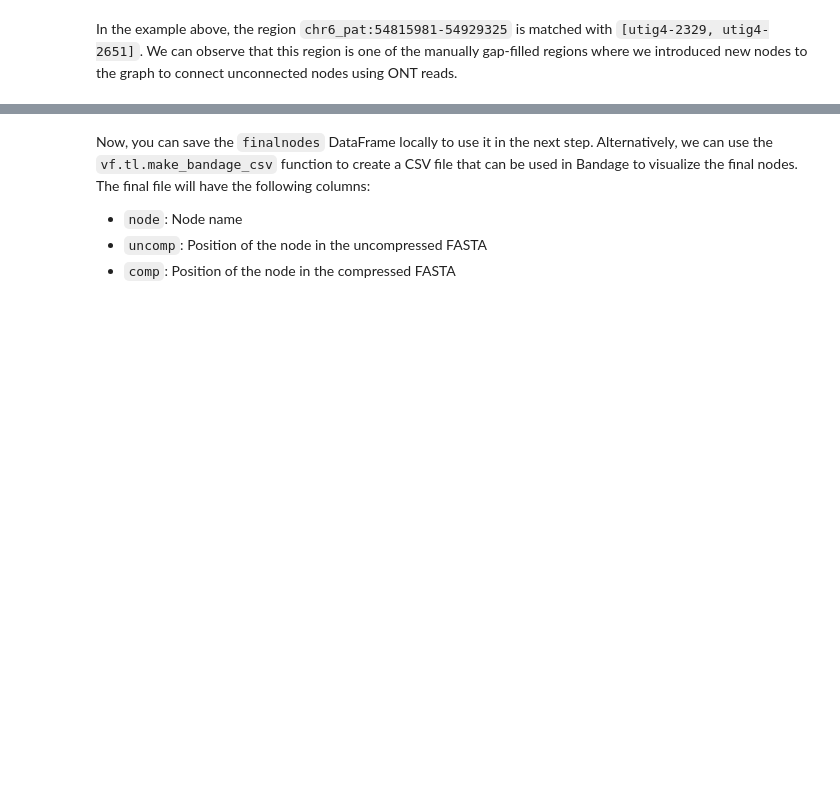
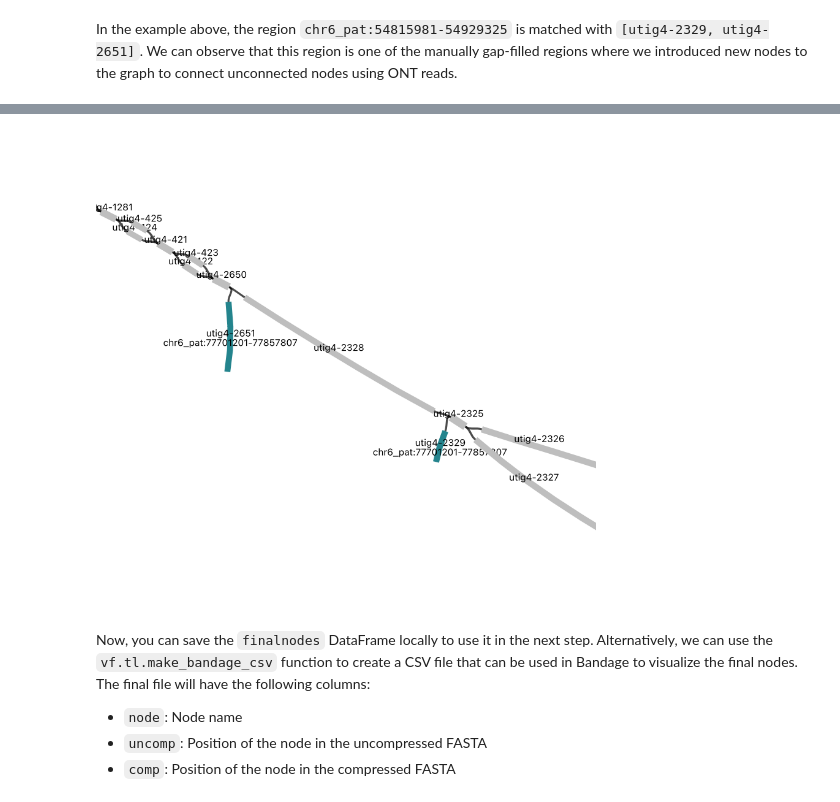
Before and after one commit to jjuhyunkim/verkko-fillet, a Jupyter notebook: docs/tutorials/basics/conv_fasta_gfa.ipynb, the cells around one changed output, grey strips where cells are left out. Saved outputs shown, nothing was run; the diff lists cells and outputs as text; code cells hidden in the pictures; blank space fills up the shorter version.

```diff
--- a/docs/tutorials/basics/conv_fasta_gfa.ipynb
+++ b/docs/tutorials/basics/conv_fasta_gfa.ipynb
@@ -99,3 +72,7 @@ In the example above, the region `chr6_pat:54815981-54929325` is matched with `[
+# %%
+display(Image(filename="../image/graphchr6.png",width=500))
+# %% [output]
+[figure, added]
 # %% [markdown]
 Now, you can save the `finalnodes` DataFrame locally to use it in the next step.
 Alternatively, we can use the `vf.tl.make_bandage_csv` function to create a CSV file that can be used in Bandage to visualize the final nodes.
```
Also changed, not shown: parts of 5 cells of this notebook, 1 other file.
